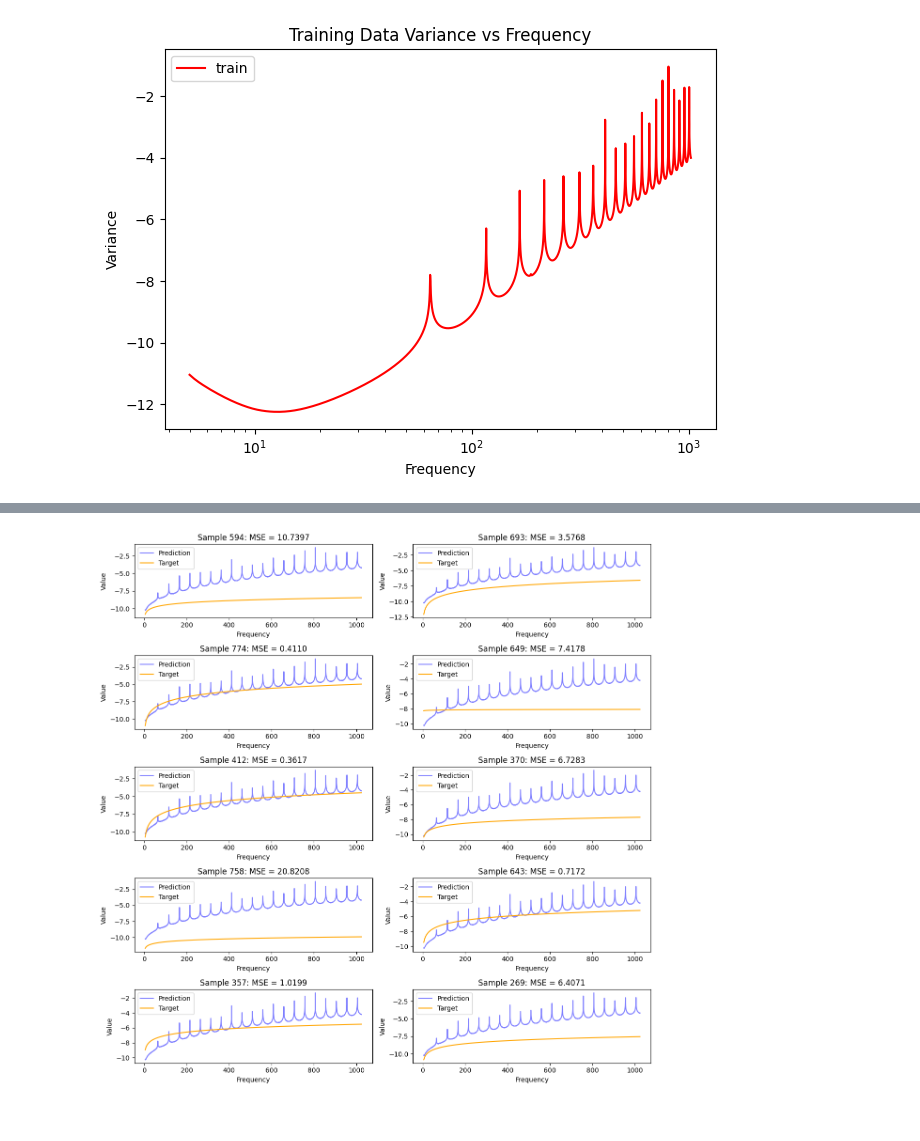
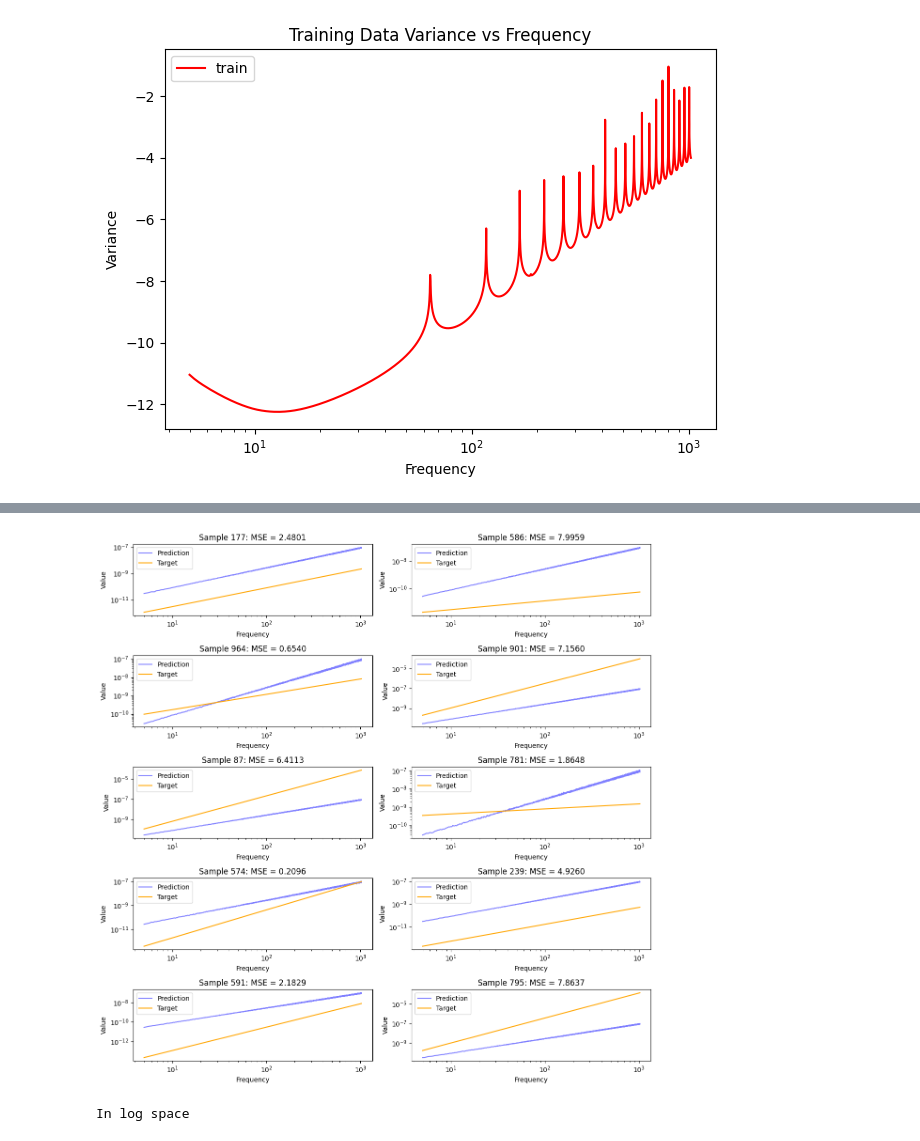
Before and after one commit to abbystokes/SBI_SGWB_DSMMA, a Jupyter notebook: Lexi/VAE.ipynb, the cells around one changed output, grey strips where cells are left out. Cells and saved outputs as stored; diff of their text form; code cells hidden in the pictures.

Commit message:
new plots

```diff
--- a/Lexi/VAE.ipynb
+++ b/Lexi/VAE.ipynb
@@ -534,5 +506,5 @@ reparameterized_targets = target_sds * scaled_test_targets + target_means
 reparametrized_predictions = noisy_sds * scaled_test_predictions + noisy_means # Use noisy means and sds
 
 # Unscale predictions and true targets
-unscaled_predictions = scaler_x.inverse_transform(scaled_test_predictions)
+unscaled_predictions = scaler_m.inverse_transform(scaled_test_predictions)
 unscaled_targets = scaler_m.inverse_transform(m_test)
@@ -549,33 +579,35 @@ num_samples = 10
 random_indices = random.sample(range(len(test_dataset)), num_samples)
 
 num_rows = 5
 num_cols = 2
 fig, axs = plt.subplots(num_rows, num_cols, figsize=(12, 12))
 
 for i, idx in enumerate(random_indices):
     row = i // num_cols
     col = i % num_cols
 
     # Directly use the pre-unscaled predictions and targets
     pred = unscaled_predictions[idx]
     target = unscaled_targets[idx]
 
     # Calculate MSE
     mse = np.mean((pred - target) ** 2)
 
     # Plot
-    axs[row, col].plot(sim.freq, pred, label='Prediction', color='blue', alpha = 0.5)
-    axs[row, col].plot(sim.freq, target, label='Target', color='orange')
+    axs[row, col].loglog(sim.freq, 10**pred, label='Prediction', color='blue', alpha = 0.5)
+    axs[row, col].loglog(sim.freq,10**target, label='Target', color='orange')
     axs[row, col].set_xlabel('Frequency')
     axs[row, col].set_ylabel('Value')
     axs[row, col].set_title(f'Sample {idx}: MSE = {mse:.4f}')
     axs[row, col].legend()
 
 # Hide any empty subplots
 for i in range(len(random_indices), num_rows * num_cols):
     axs.flat[i].axis('off')
 
 plt.tight_layout()
 plt.show()
+print('In log space')
 # %% [output]
-[figure, old version]
+[figure, new version]
+In log space
```
Also changed, not shown: parts of 14 cells of this notebook, 1 other file.
